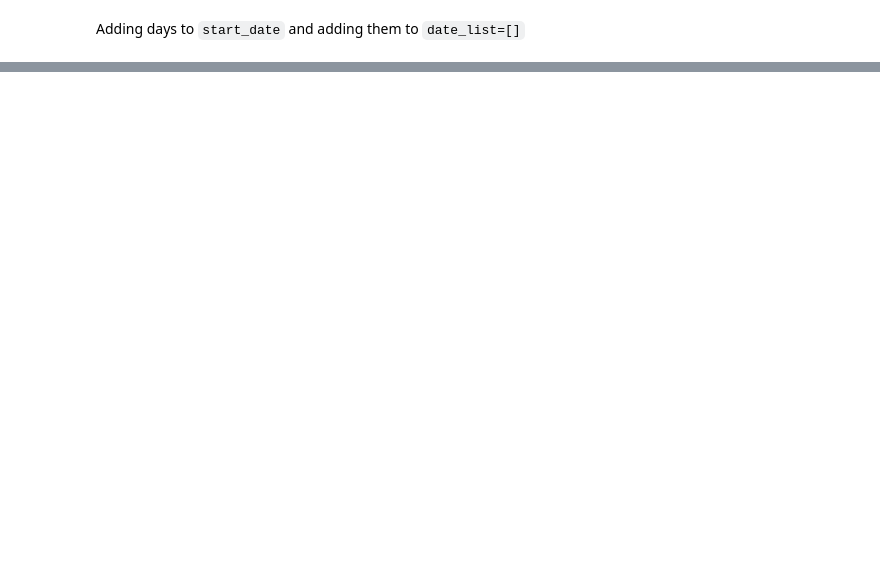
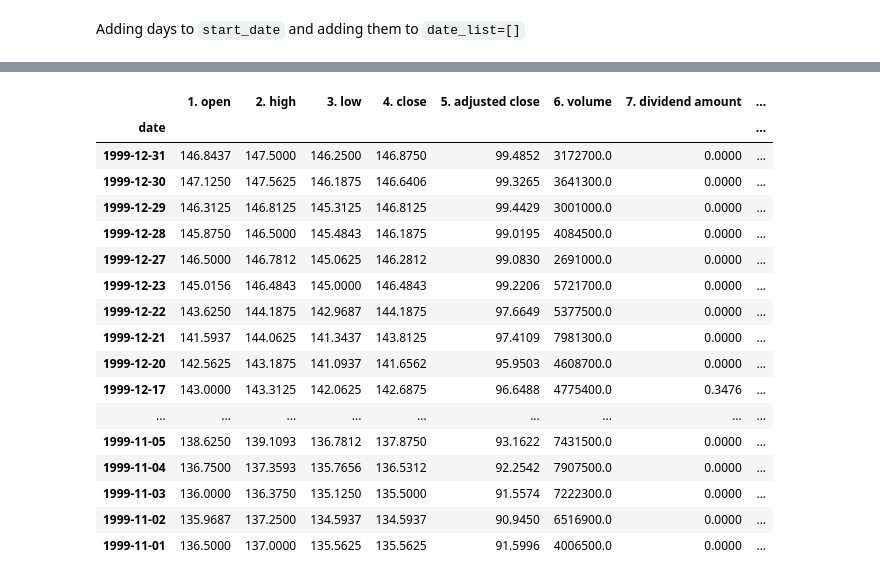
Before and after one commit to Jakub-MFP/FIRE_Dashboard, a Jupyter notebook: portfolio_management/cashposition_backtest.ipynb, the cells around one changed output, grey strips where cells are left out. Drawn from its saved outputs; the diff is of its cells as text; code cells hidden in the pictures; blank space fills up the shorter version.

```diff
--- a/portfolio_management/cashposition_backtest.ipynb
+++ b/portfolio_management/cashposition_backtest.ipynb
@@ -540,0 +599,21 @@ print(date_list)
+# %%
+data_daily.filter(like='1999', axis = 0)
+# %% [output]
+|  | 1. open | 2. high | 3. low | 4. close | 5. adjusted close | 6. volume | 7. dividend amount | ... |
+| date |  |  |  |  |  |  |  | ... |
+| 1999-12-31 | 146.8437 | 147.5000 | 146.2500 | 146.8750 | 99.4852 | 3172700.0 | 0.0000 | ... |
+| 1999-12-30 | 147.1250 | 147.5625 | 146.1875 | 146.6406 | 99.3265 | 3641300.0 | 0.0000 | ... |
+| 1999-12-29 | 146.3125 | 146.8125 | 145.3125 | 146.8125 | 99.4429 | 3001000.0 | 0.0000 | ... |
+| 1999-12-28 | 145.8750 | 146.5000 | 145.4843 | 146.1875 | 99.0195 | 4084500.0 | 0.0000 | ... |
+| 1999-12-27 | 146.5000 | 146.7812 | 145.0625 | 146.2812 | 99.0830 | 2691000.0 | 0.0000 | ... |
+| 1999-12-23 | 145.0156 | 146.4843 | 145.0000 | 146.4843 | 99.2206 | 5721700.0 | 0.0000 | ... |
+| 1999-12-22 | 143.6250 | 144.1875 | 142.9687 | 144.1875 | 97.6649 | 5377500.0 | 0.0000 | ... |
+| 1999-12-21 | 141.5937 | 144.0625 | 141.3437 | 143.8125 | 97.4109 | 7981300.0 | 0.0000 | ... |
+| 1999-12-20 | 142.5625 | 143.1875 | 141.0937 | 141.6562 | 95.9503 | 4608700.0 | 0.0000 | ... |
+| 1999-12-17 | 143.0000 | 143.3125 | 142.0625 | 142.6875 | 96.6488 | 4775400.0 | 0.3476 | ... |
+| ... | ... | ... | ... | ... | ... | ... | ... | ... |
+| 1999-11-05 | 138.6250 | 139.1093 | 136.7812 | 137.8750 | 93.1622 | 7431500.0 | 0.0000 | ... |
+| 1999-11-04 | 136.7500 | 137.3593 | 135.7656 | 136.5312 | 92.2542 | 7907500.0 | 0.0000 | ... |
+| 1999-11-03 | 136.0000 | 136.3750 | 135.1250 | 135.5000 | 91.5574 | 7222300.0 | 0.0000 | ... |
+| 1999-11-02 | 135.9687 | 137.2500 | 134.5937 | 134.5937 | 90.9450 | 6516900.0 | 0.0000 | ... |
+| 1999-11-01 | 136.5000 | 137.0000 | 135.5625 | 135.5625 | 91.5996 | 4006500.0 | 0.0000 | ... |
```
Also changed, not shown: parts of 20 cells of this notebook.
